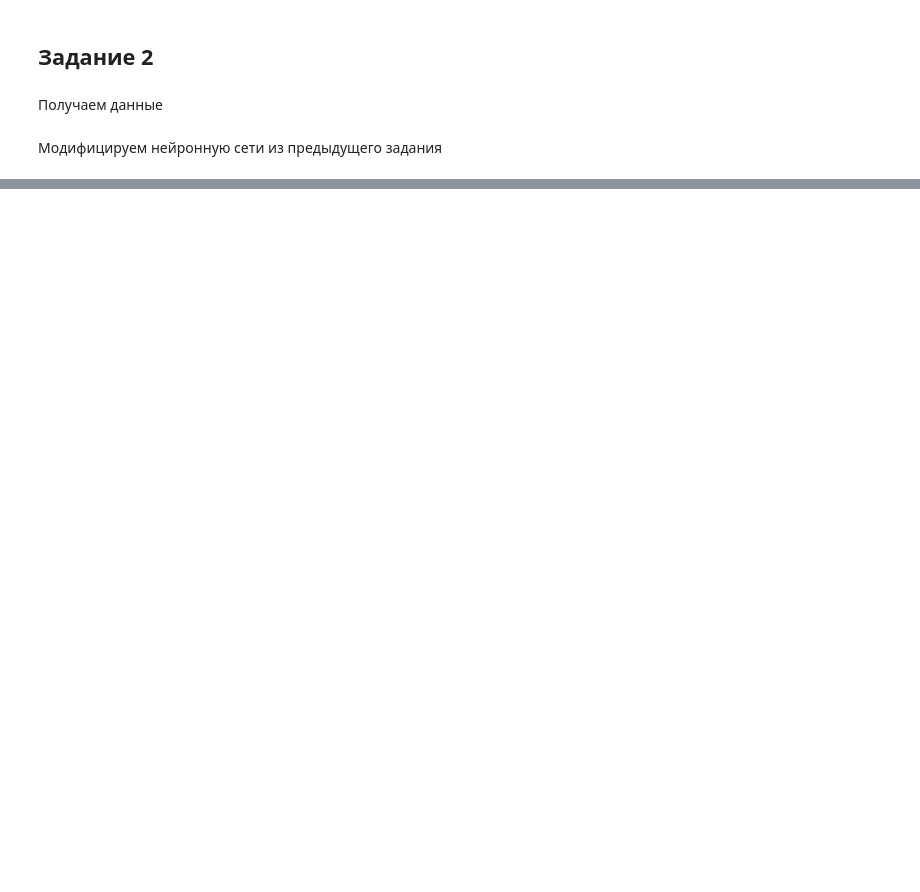
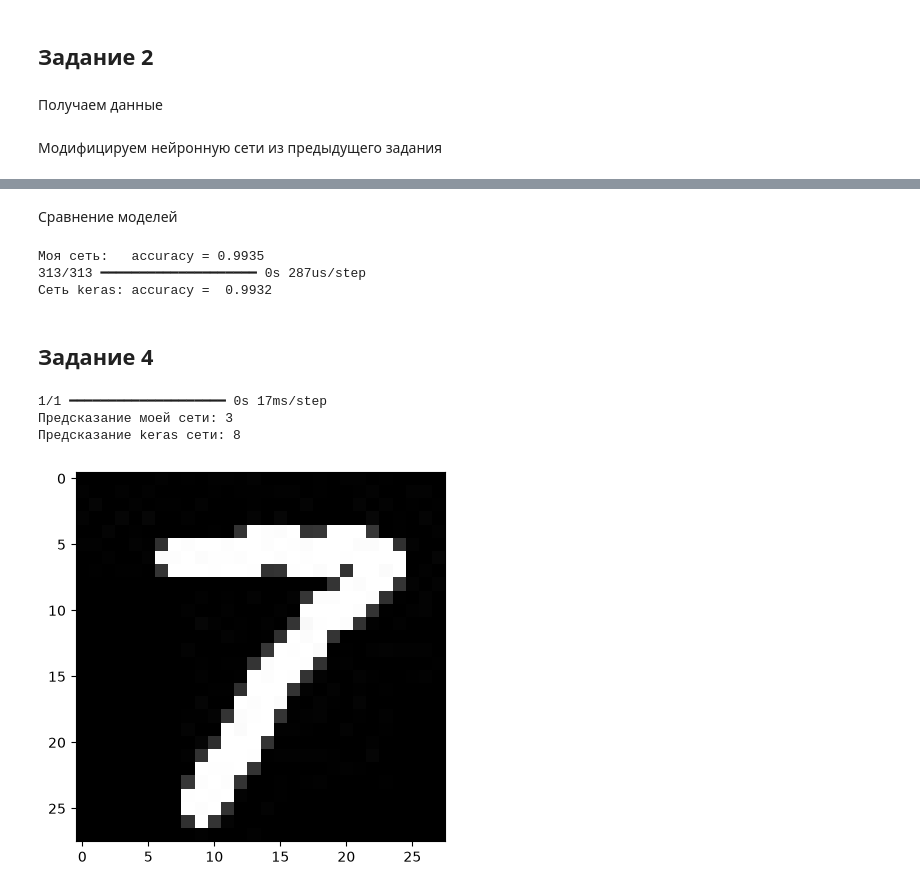
Before and after one commit to CondoR-R/university, a Jupyter notebook: современные_платформы_программирования/lab_3/lab_3.ipynb, the cells around one changed output, grey strips where cells are left out. Drawn from its saved outputs; the diff is of its cells as text; code cells hidden in the pictures; blank space fills up the shorter version.

```diff
--- a/современные_платформы_программирования/lab_3/lab_3.ipynb
+++ b/современные_платформы_программирования/lab_3/lab_3.ipynb
@@ -280,6 +282,8 @@ def normalize(x):
 (x_train, y_train), (x_test, y_test) = keras.datasets.mnist.load_data()
 x_train = normalize(vectorize(x_train))
 x_test  = normalize(vectorize(x_test))
+y_train = keras.utils.to_categorical(y_train, num_classes=10)
+y_test = keras.utils.to_categorical(y_test, num_classes=10)
 # %% [markdown]
 Модифицируем нейронную сети из предыдущего задания
 # %%
@@ -342,13 +346,10 @@ class MNISTNeuralNetwork(NeuralNetwork):
         return -np.sum(Y * np.log(P + eps), axis=1)
 
 
-    def fit(self, X, y):
+    def fit(self, X, Y):
         # Инициализация случайных весов для каждого слоя
         n, d = X.shape # n - число объектов, d - число признаков
         self._init_params(d)
-
-        # получаем вектор с 1 в индексе цифры
-        Y = np.eye(10, dtype=np.float32)[y]
 
         for epoch in range(self.epochs):
             # Добавляем батчи
@@ -375,20 +376,14 @@ class MNISTNeuralNetwork(NeuralNetwork):
 
             # Выводы во время обучения
             epoch_loss /= n
-            acc = (self.predict(X) == y).mean()
+            acc = (self.predict(X) == Y).mean()
             print(f'Эпоха {epoch + 1}: loss={epoch_loss:.4f}, acc={acc:.4f}')
-
-
-    """ ПРЕДСКАЗАНИЯ """
-
-    def predict(self, X):
-        return self.predict_proba(X).argmax(axis=1)
 # %%
 nn = MNISTNeuralNetwork(
     lr         = 0.1,
-    batch_size = 1000,
+    batch_size = 128,
     epochs     = 20,
-    neurons    = [100, 10]
+    neurons    = [32, 64, 10]
 )
 nn.fit(x_train, y_train)
 # %% [output]
@@ -418,0 +416,14 @@ np.float64(0.9373)
+# %%
+nn_keras = keras.Sequential([
+    keras.Input(shape=(784,)),
+    keras.layers.Dense(32, activation="relu"),
+    keras.layers.Dense(64, activation="relu"),
+    keras.layers.Dense(10, activation="softmax"),
+])
+nn_keras.compile(loss="categorical_crossentropy", metrics=['accuracy'])
+nn_keras.fit(
+    x_train, y_train,
+    epochs=20,
+    batch_size=128,
+    validation_split=0.1,
+)
@@ -418,0 +449,30 @@ np.float64(0.9373)
+# %% [markdown]
+Сравнение моделей
+# %%
+print(f'Моя сеть:   accuracy = {accuracy(y_test, nn.predict(x_test)):.4f}')
+print(f'Сеть keras: accuracy = ',
+      f'{accuracy(y_test, (nn_keras.predict(x_test) > 0.5).astype(np.uint8)):.4f}'
+)
+# %% [output]
+Моя сеть:   accuracy = 0.9935
+313/313 ━━━━━━━━━━━━━━━━━━━━ 0s 287us/step
+Сеть keras: accuracy =  0.9932
+# %% [markdown]
+## Задание 4
+# %%
+img = cv2.imread(f"./images/7.jpg", cv2.IMREAD_GRAYSCALE)
+img_n = normalize(vectorize(img))
+
+nn_pred       = nn.predict(img_n).argmax()
+nn_keras_pred = nn_keras.predict(img_n).argmax()
+
+_, ax = plt.subplots()
+print(f'Предсказание моей сети: {nn_pred}')
+print(f'Предсказание keras сети: {nn_keras_pred}')
+ax.imshow(img, cmap='gray')
+plt.show()
+# %% [output]
+1/1 ━━━━━━━━━━━━━━━━━━━━ 0s 17ms/step
+Предсказание моей сети: 3
+Предсказание keras сети: 8
+[figure, added]
```
Also changed, not shown: parts of 11 cells of this notebook, 1 other file.
